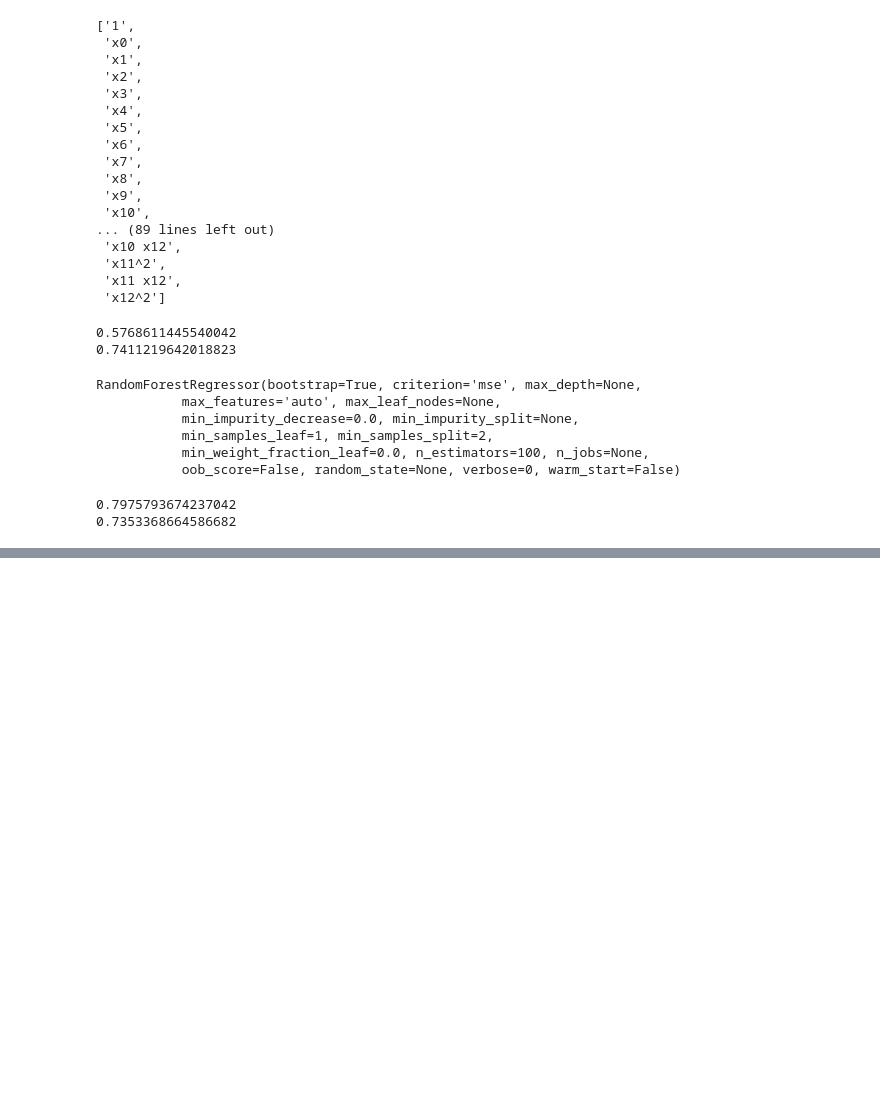
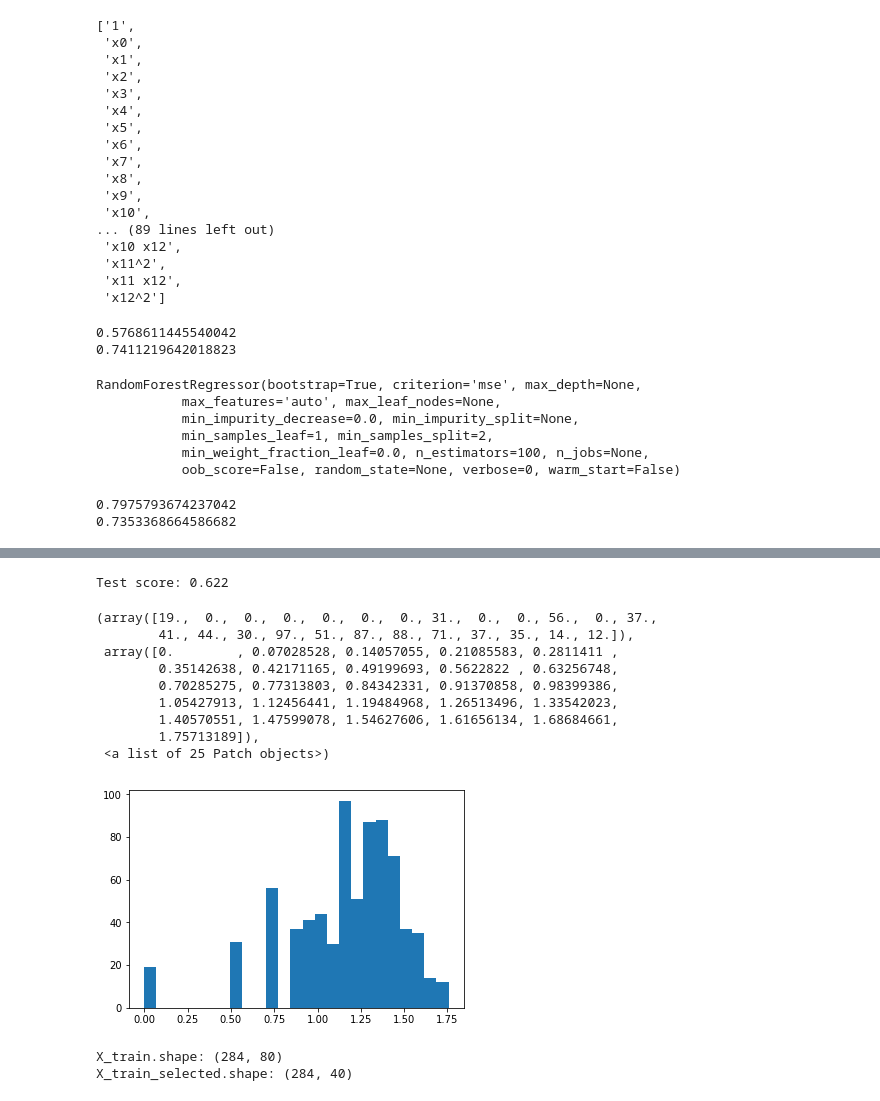
Before and after one commit to ScJn/my_machine_learning, a Jupyter notebook: 04-mine.ipynb, the cells around one changed output, grey strips where cells are left out. Cells and saved outputs as stored; diff of their text form; code cells hidden in the pictures; blank space fills up the shorter version.

Commit message:
feature selection,

```diff
--- a/04-mine.ipynb
+++ b/04-mine.ipynb
@@ -193,0 +203,3 @@ print(tree.score(X_test_poly,y_test))
+# %%
+w=rnd.normal(size=3)
+w.shape
@@ -193,0 +208,4 @@ print(tree.score(X_test_poly,y_test))
+# %%
+X=rnd.poisson(10*np.exp(X_org))
+y=np.dot(X_org,w)
+X[:5]
@@ -193,0 +230,51 @@ print(tree.score(X_test_poly,y_test))
+# %%
+from sklearn.linear_model import Ridge
+from sklearn.model_selection import train_test_split
+X_train, X_test, y_train, y_test = train_test_split(X, y, random_state=0)
+score = Ridge().fit(X_train, y_train).score(X_test, y_test)
+print("Test score: {:.3f}".format(score))
+# %% [output]
+Test score: 0.622
+# %%
+X_train_log=np.log(X_train+1)
+X_test_lot=np.log(X_test+1)
+# %%
+plt.hist(np.log(X_train_log[:,0]+1),bins=25)
+# %% [output]
+(array([19.,  0.,  0.,  0.,  0.,  0.,  0., 31.,  0.,  0., 56.,  0., 37.,
+        41., 44., 30., 97., 51., 87., 88., 71., 37., 35., 14., 12.]),
+ array([0.        , 0.07028528, 0.14057055, 0.21085583, 0.2811411 ,
+        0.35142638, 0.42171165, 0.49199693, 0.5622822 , 0.63256748,
+        0.70285275, 0.77313803, 0.84342331, 0.91370858, 0.98399386,
+        1.05427913, 1.12456441, 1.19484968, 1.26513496, 1.33542023,
+        1.40570551, 1.47599078, 1.54627606, 1.61656134, 1.68684661,
+        1.75713189]),
+ <a list of 25 Patch objects>)
+[figure, added]
+# %%
+from sklearn.datasets import load_breast_cancer
+from sklearn.feature_selection import SelectPercentile
+from sklearn.model_selection import train_test_split
+
+cancer = load_breast_cancer()
+
+# get deterministic random numbers
+rng = np.random.RandomState(42)
+noise = rng.normal(size=(len(cancer.data), 50))
+# add noise features to the data
+# the first 30 features are from the dataset, the next 50 are noise
+X_w_noise = np.hstack([cancer.data, noise])
+
+X_train, X_test, y_train, y_test = train_test_split(
+    X_w_noise, cancer.target, random_state=0, test_size=.5)
+# use f_classif (the default) and SelectPercentile to select 50% of features
+select = SelectPercentile(percentile=50)
+select.fit(X_train, y_train)
+# transform training set
+X_train_selected = select.transform(X_train)
+
+print("X_train.shape: {}".format(X_train.shape))
+print("X_train_selected.shape: {}".format(X_train_selected.shape))
+# %% [output]
+X_train.shape: (284, 80)
+X_train_selected.shape: (284, 40)
```
Also changed, not shown: parts of 11 cells of this notebook.
